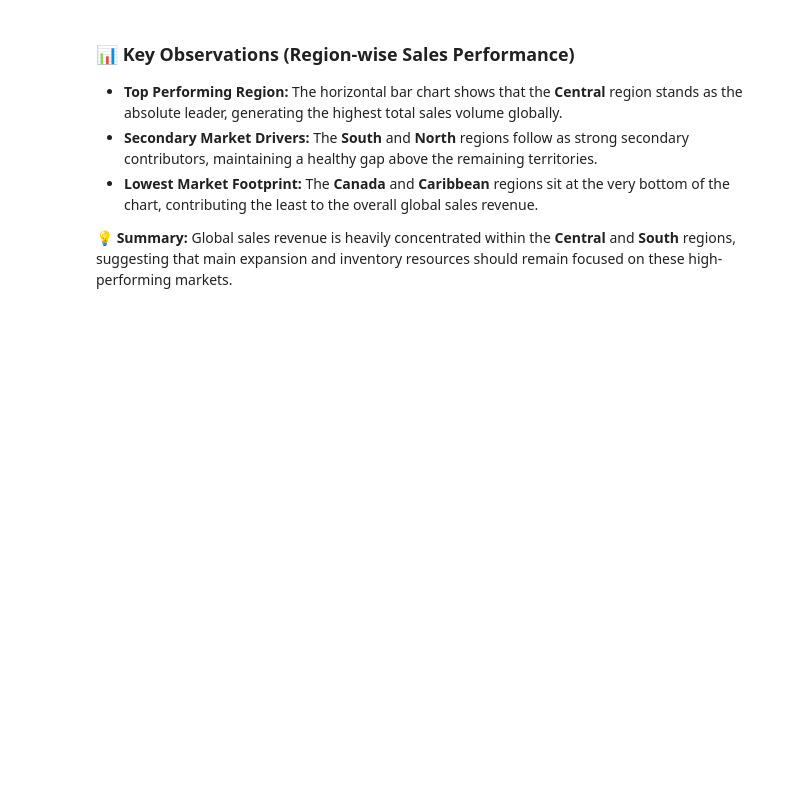
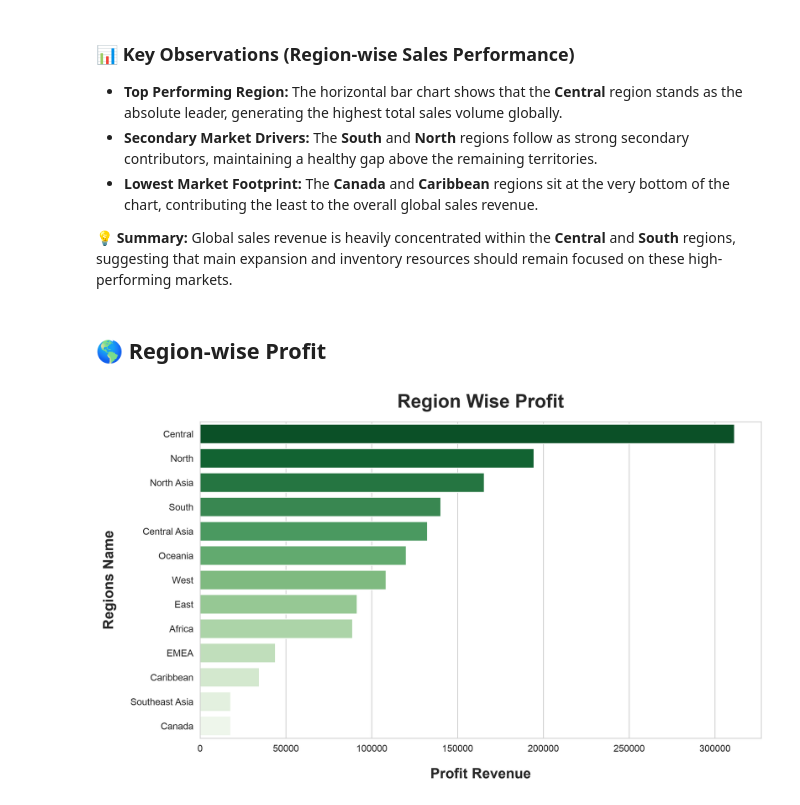
Before and after one commit to Pratyush-Guleria/data-analysis-projects, a Jupyter notebook: project-02-retail-sales-analysis/notebook/01_eda.ipynb, the cells around one changed output. Drawn from its saved outputs; the diff is of its cells as text; code cells hidden in the pictures; blank space fills up the shorter version.

Commit message:
Analysis on region wise profit

```diff
--- a/project-02-retail-sales-analysis/notebook/01_eda.ipynb
+++ b/project-02-retail-sales-analysis/notebook/01_eda.ipynb
@@ -644,3 +644,30 @@ plt.show()
 * **Lowest Market Footprint:** The **Canada** and **Caribbean** regions sit at the very bottom of the chart, contributing the least to the overall global sales revenue.
 
 **💡 Summary:** Global sales revenue is heavily concentrated within the **Central** and **South** regions, suggesting that main expansion and inventory resources should remain focused on these high-performing markets.
+# %% [markdown]
+## 🌎 Region-wise Profit
+# %%
+region_profit_df = df.groupby("Region")["Profit"].sum().sort_values(ascending = False).reset_index()
+# %%
+plt.figure(figsize = (10, 6))
+
+sns.barplot(
+    data = region_profit_df,
+    x = "Profit",
+    y = "Region",
+    legend = False,
+    errorbar = None,
+    palette = "Greens_r",
+    hue = "Region"
+)
+plt.title("Region Wise Profit", fontsize = 20, fontweight = "bold", pad = 15)
+
+plt.xlabel("Profit Revenue", fontsize = 15, fontweight = "bold", labelpad = 15)
+plt.ylabel("Regions Name", fontsize = 15, fontweight = "bold", labelpad = 15)
+
+plt.tight_layout()
+
+plt.savefig("../images/region_wise_profit.png", dpi = 300, bbox_inches = "tight")
+plt.show()
+# %% [output]
+[figure, added]
```
Also changed, not shown: parts of 1 cell of this notebook.
